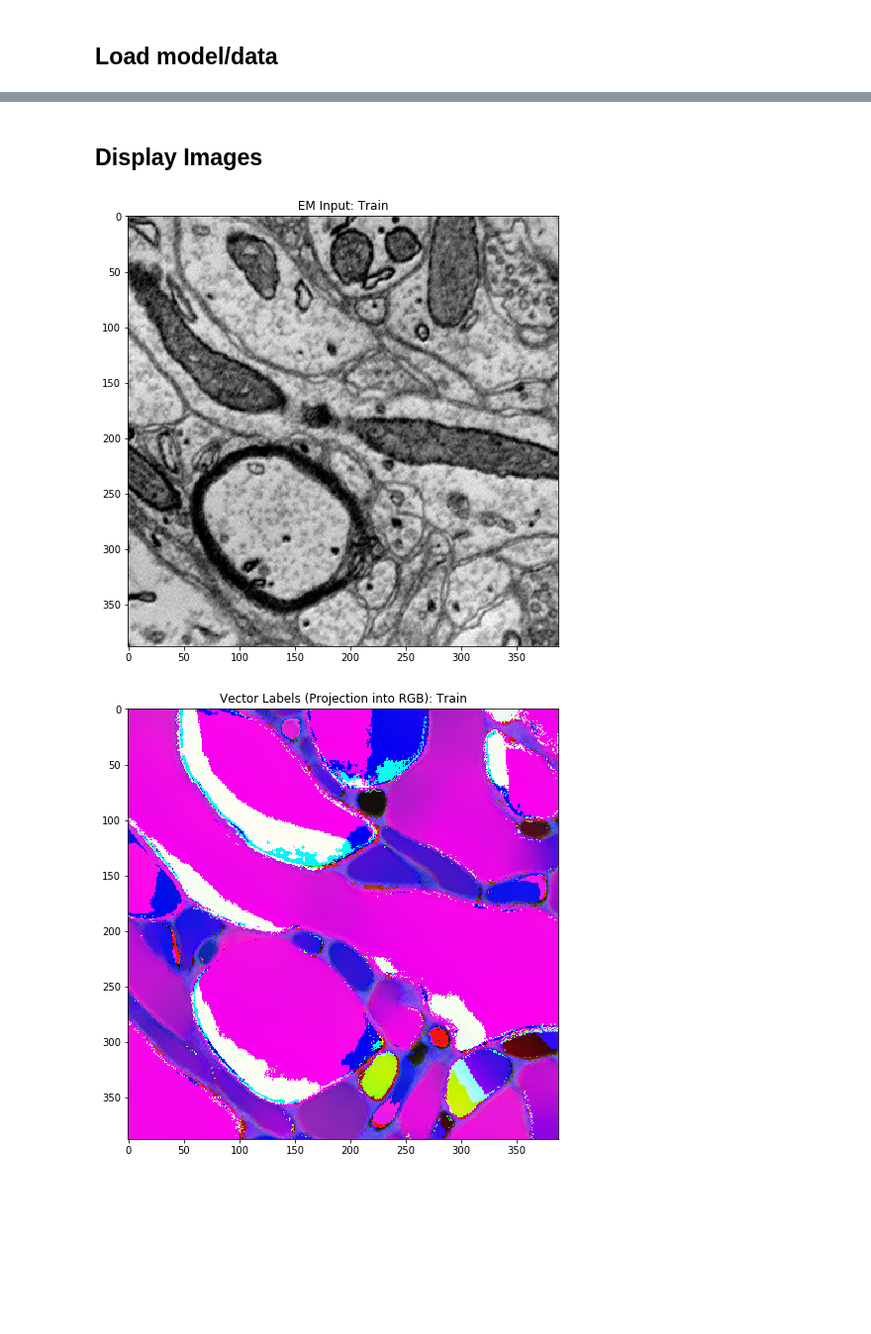
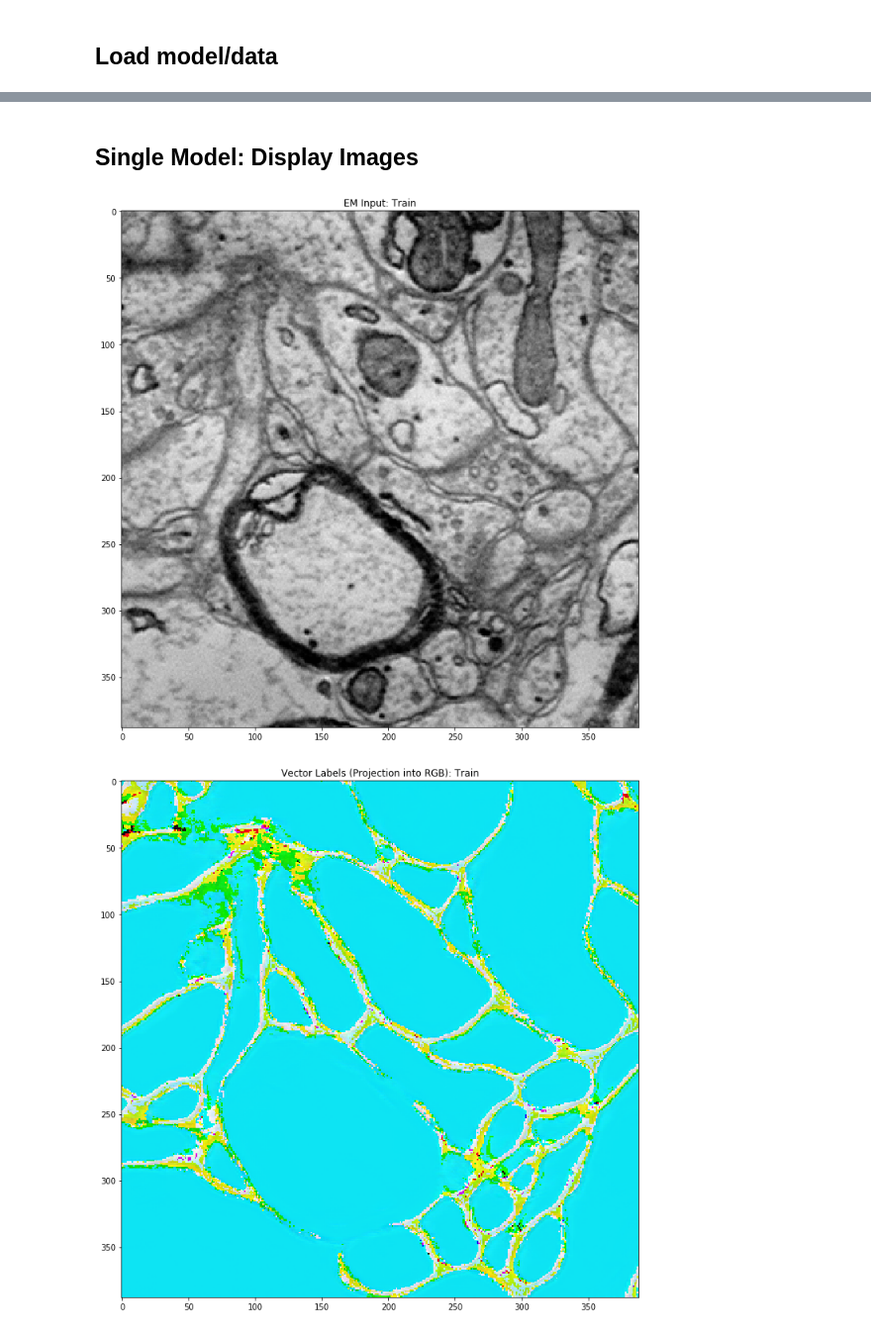
Before and after one commit to seung-lab/metric_segmentation, a Jupyter notebook: analysis/view_embeddings.ipynb, the cells around one changed output, grey strips where cells are left out. Shown at 99% size. Cells and saved outputs as stored; diff of their text form; code cells hidden in the pictures; blank space fills up the shorter version.

```diff
--- a/analysis/view_embeddings.ipynb
+++ b/analysis/view_embeddings.ipynb
@@ -35,17 +35,29 @@ require(
 ## Load model/data ##
 # %%
 """Load data"""
+#em_imgs  = h5py.File(os.path.join(ROOT, 'data', 'human_labels_boundary.h5'), 'r')['main']
+#em_imgs  = h5py.File(os.path.join(ROOT, 'data', 'voronoi_boundary.h5'), 'r')['main']
 em_imgs  = h5py.File(os.path.join(ROOT, 'data', 'image.h5'), 'r')['main']
-seg_imgs = h5py.File(os.path.join(ROOT, 'data', 'human_labels.h5'), 'r')['main']
+seg_imgs = h5py.File(os.path.join(ROOT, 'data', 'human_labels_split.h5'), 'r')['main']
+#seg_imgs = h5py.File(os.path.join(ROOT, 'data', 'voronoi_segmentation.h5'), 'r')['main']
 
+"""
 em_imgs_train = em_imgs[:192]
 seg_imgs_train = seg_imgs[:192]
 em_imgs_dev = em_imgs[192:]
 seg_imgs_dev = seg_imgs[192:]
+"""
+em_imgs_train = em_imgs[:16]
+seg_imgs_train = seg_imgs[:16]
+em_imgs_dev = em_imgs[192:]
+seg_imgs_dev = seg_imgs[192:]
 # %%
 """Load model"""
-N = 30000 #Iteration number
-EXP_NAME = 'boundary_mask_on_augment_on_random_windows'
+N = 10000 #Iteration number
+#EXP_NAME = 'j_loss_boundary_map_input_affinity_1_mask_on'
+EXP_NAME = 'j_loss_boundary_map_affinity_8'
+#EXP_NAME = 'j_loss_output_dim_16'
+#EXP_NAME = 'boundary_mask_off_augment_on'
 MODEL_NAME = os.path.join(ROOT, 'experiments', EXP_NAME, 'models', 'model{}.ckpt'.format(N))
 
 tf.reset_default_graph()
@@ -56,11 +68,11 @@ INFO:tensorflow:Restoring parameters from /usr/people/kluther/Projects/metric_se
 # %%
 """Generate vector labels for a particular input image"""
-em_train = em_imgs_train[0, 0:572, 0:572]
-seg_train = seg_imgs_train[0, 0:572, 0:572]
+em_train = em_imgs_train[-1, 0:572, 0:572]
+seg_train = seg_imgs_train[-1, 0:572, 0:572]
 vec_train = utils.generate_vector_labels(inputs, outputs, em_train, sess)
 
-em_dev = em_imgs_dev[0, 0:572, 0:572]
-seg_dev = seg_imgs_dev[0, 0:572, 0:572]
+em_dev = em_imgs_dev[-1, 0:572, 0:572]
+seg_dev = seg_imgs_dev[-1, 0:572, 0:572]
 vec_dev = utils.generate_vector_labels(inputs, outputs, em_dev, sess)
 
 # Crop input images to match output sizes
@@ -92,33 +104,33 @@ thresh = 0.4
 labels_train = labels = measure.label(vec_grad_train>thresh, background=1)
 labels_dev = measure.label(vec_grad_dev>thresh, background=1)
 # %% [markdown]
-## Display Images ##
+## Single Model: Display Images ##
 # %%
 """Display images: Train"""
-plt.figure(figsize=(8,8))
+plt.figure(figsize=(12,12))
 plt.title('EM Input: Train')
 plt.imshow(em_train, cmap='gray')
 plt.show()
 
-plt.figure(figsize=(8,8))
+plt.figure(figsize=(12,12))
 plt.title('Vector Labels (Projection into RGB): Train')
 plt.imshow(rgb_train, cmap='gray')
 plt.show()
 
 plt.figure(figsize=(8,8))
 plt.title('Magnitude of gradient of Vector Label Field: Train')
-plt.imshow(vec_grad_train, cmap='gray')
+plt.imshow(vec_grad_train>thresh, cmap='gray')
 plt.show()
 
-plt.figure(figsize=(8,8))
+plt.figure(figsize=(12,12))
 plt.title('Ground Truth Segmentation: Train')
 plt.imshow(seg_train)
 plt.show()
 
 plt.figure(figsize=(8,8))
 plt.title('Connected Components of Gradient Field: Train')
 plt.imshow(labels_train)
 plt.show()
 # %% [output]
-[figure, old version]
+[figure, new version]
-[figure, old version]
+[figure, new version]
```
Also changed, not shown: parts of 20 cells of this notebook, 4 other files.
